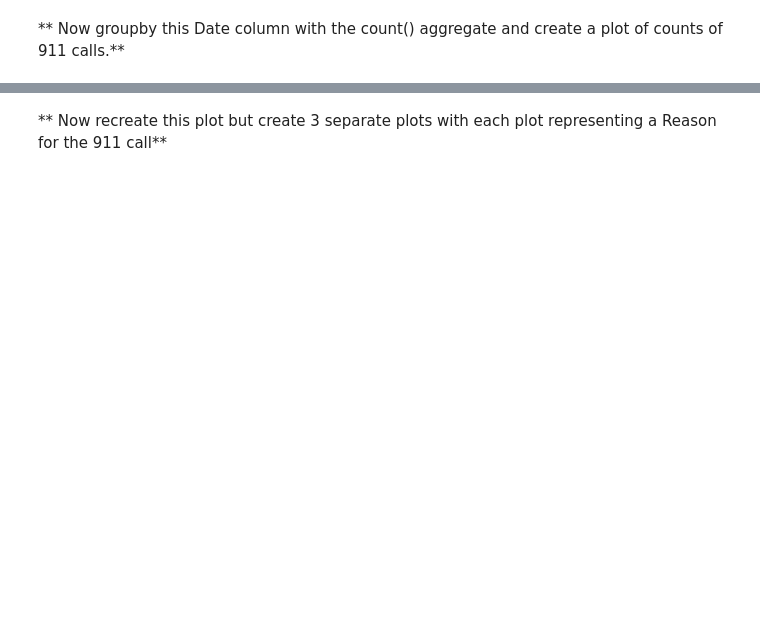
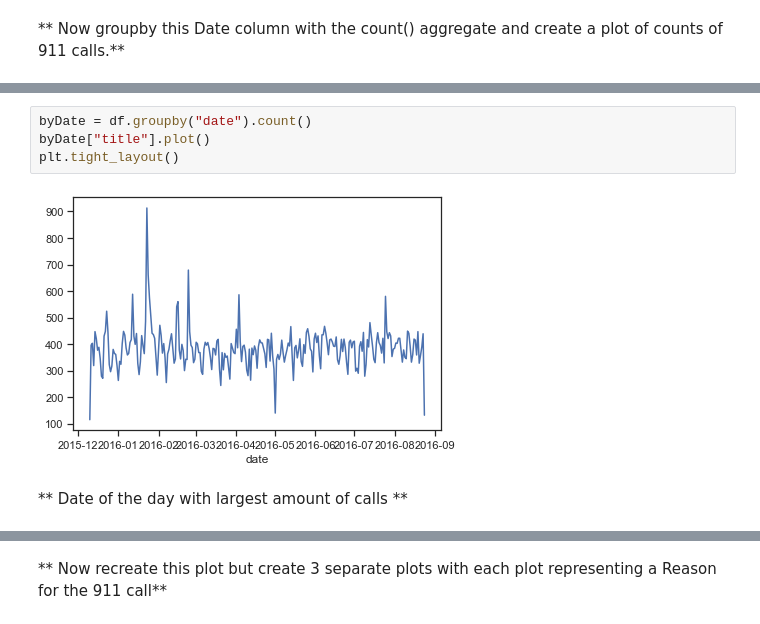
Before and after one commit to FriasSantiago/911-Calls-Data-Capstone-Project, a Jupyter notebook: 911 Calls Data Capstone Project.ipynb, the cells around one changed output, grey strips where cells are left out. Saved outputs shown, nothing was run; the diff lists cells and outputs as text; blank space fills up the shorter version.

```diff
--- a/911 Calls Data Capstone Project.ipynb
+++ b/911 Calls Data Capstone Project.ipynb
@@ -205,0 +212,8 @@ _____
+# %%
+byDate = df.groupby("date").count()
+byDate["title"].plot()
+plt.tight_layout()
+# %% [output]
+[figure, added]
+# %% [markdown]
+** Date of the day with largest amount of calls **
```
Also changed, not shown: parts of 31 cells of this notebook.
